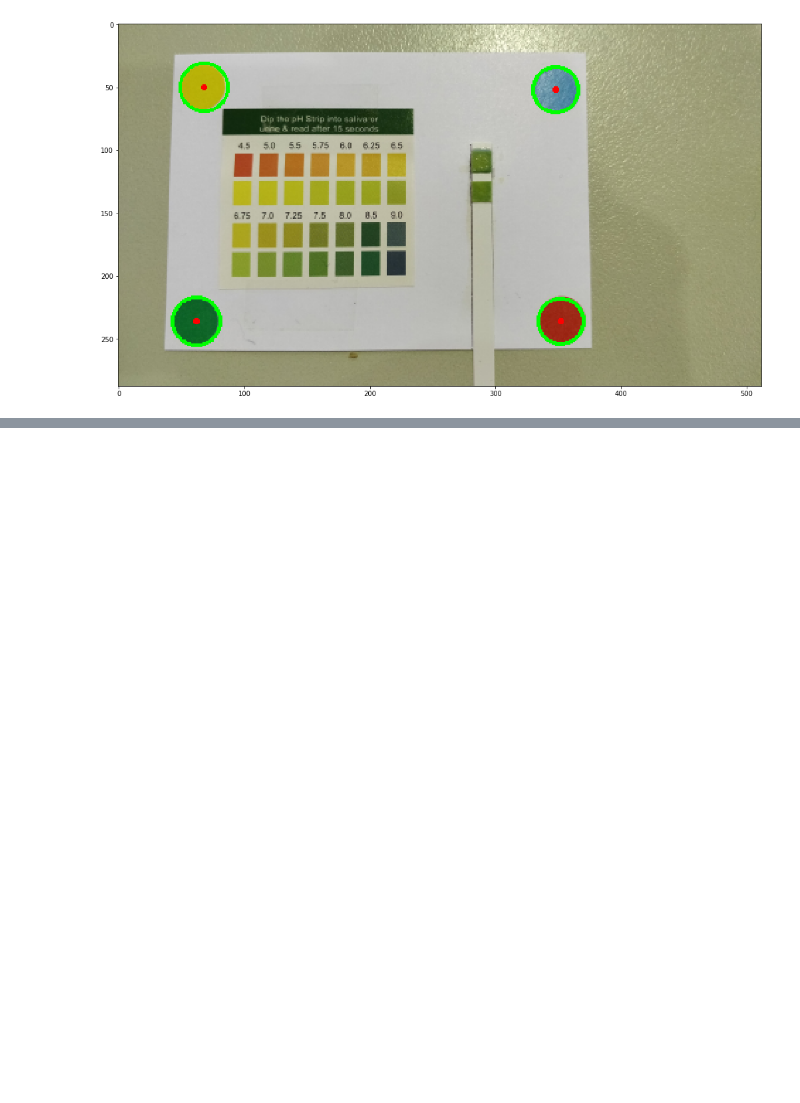
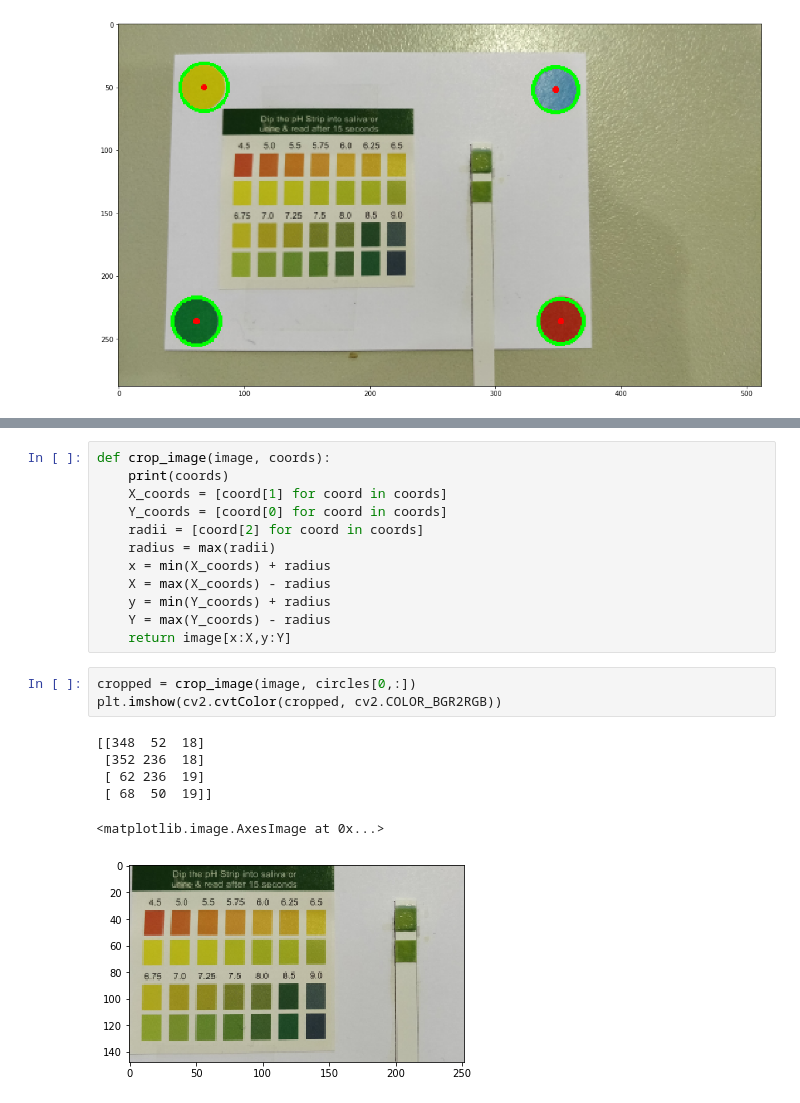
Before and after one commit to TheTerik/SHD2018, a Jupyter notebook: Decode.ipynb, the cells around one changed output, grey strips where cells are left out. Saved outputs shown, nothing was run; the diff lists cells and outputs as text; blank space fills up the shorter version.

```diff
--- a/Decode.ipynb
+++ b/Decode.ipynb
@@ -44,0 +63,22 @@ plt.show()
+# %%
+def crop_image(image, coords):
+    print(coords)
+    X_coords = [coord[1] for coord in coords]
+    Y_coords = [coord[0] for coord in coords]
+    radii = [coord[2] for coord in coords]
+    radius = max(radii)
+    x = min(X_coords) + radius
+    X = max(X_coords) - radius
+    y = min(Y_coords) + radius
+    Y = max(Y_coords) - radius
+    return image[x:X,y:Y]
+# %%
+cropped = crop_image(image, circles[0,:])
+plt.imshow(cv2.cvtColor(cropped, cv2.COLOR_BGR2RGB))
+# %% [output]
+[[348  52  18]
+ [352 236  18]
+ [ 62 236  19]
+ [ 68  50  19]]
+<matplotlib.image.AxesImage at 0x...>
+[figure, added]
```
Also changed, not shown: parts of 18 cells of this notebook, 1 other file.
